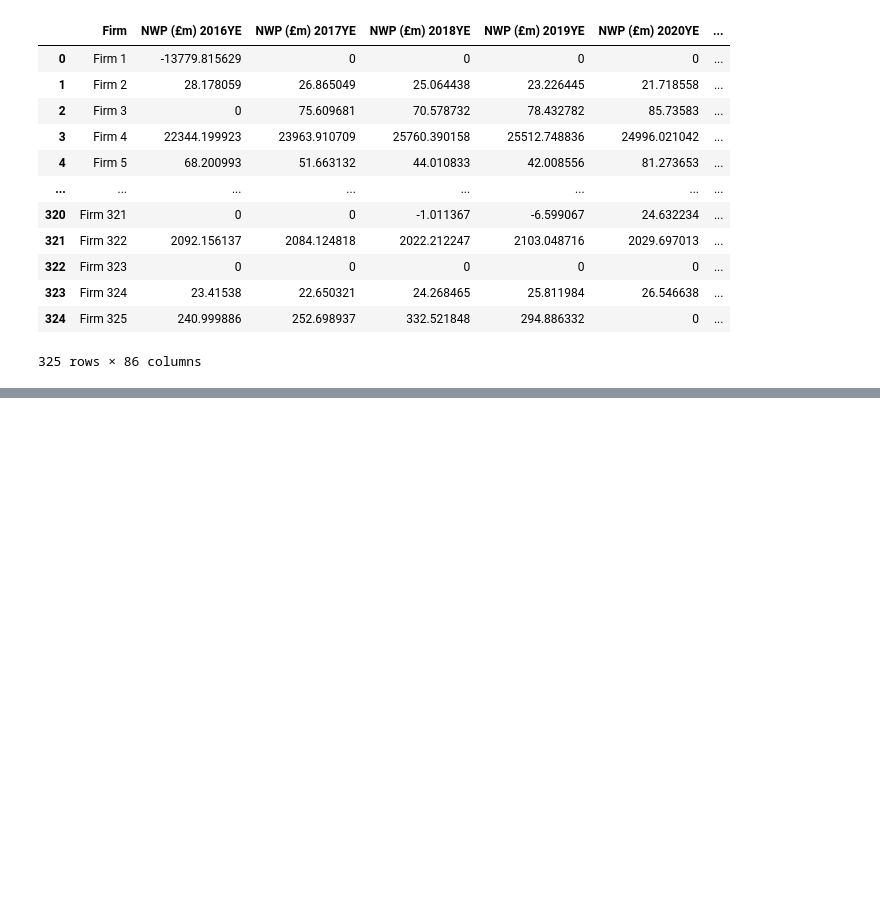
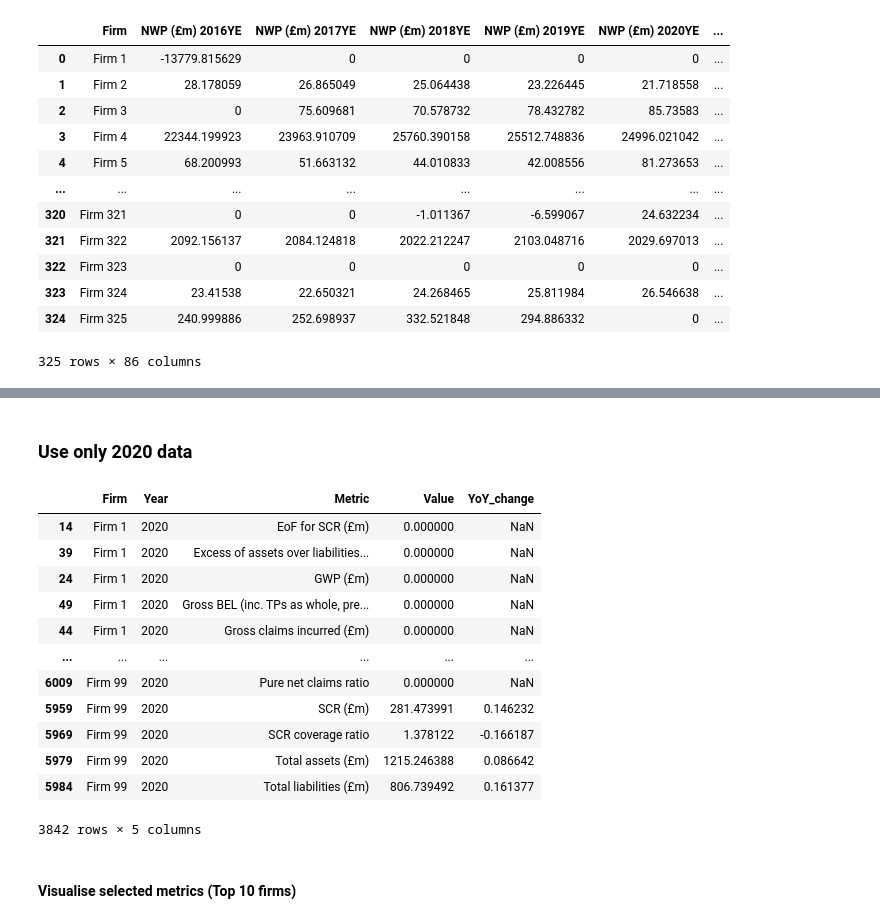
Before and after one commit to ravitejadaita/insurance-supervision-analysis, a Jupyter notebook: analysis.ipynb, the cells around one changed output, grey strips where cells are left out. Saved outputs shown, nothing was run; the diff lists cells and outputs as text; code cells hidden in the pictures; blank space fills up the shorter version.

```diff
--- a/analysis.ipynb
+++ b/analysis.ipynb
@@ -250,2 +216,33 @@ fig_gwp_vs_nwp = px.scatter(
 # %%
 fig_gwp_vs_nwp.show()
+# %% [markdown]
+### Use only 2020 data
+# %%
+import pandas as pd
+tidy_df_updated = pd.read_csv('data/cleaned_results/combined_long.csv')
+# %%
+# YoY change table
+# Ensure correct ordering
+tidy_df_updated = tidy_df_updated.sort_values(by=['Firm', 'Metric', 'Year'])
+
+# Calculate YoY change by firm and metric
+tidy_df_updated['YoY_change'] = tidy_df_updated.groupby(['Firm', 'Metric'])['Value'].pct_change()
+# %%
+tidy_df_updated_2020 = tidy_df_updated[tidy_df_updated["Year"]==2020]
+tidy_df_updated_2020
+# %% [output]
+|  | Firm | Year | Metric | Value | YoY_change |
+| 14 | Firm 1 | 2020 | EoF for SCR (£m) | 0.000000 | NaN |
+| 39 | Firm 1 | 2020 | Excess of assets over liabilities... | 0.000000 | NaN |
+| 24 | Firm 1 | 2020 | GWP (£m) | 0.000000 | NaN |
+| 49 | Firm 1 | 2020 | Gross BEL (inc. TPs as whole, pre... | 0.000000 | NaN |
+| 44 | Firm 1 | 2020 | Gross claims incurred (£m) | 0.000000 | NaN |
+| ... | ... | ... | ... | ... | ... |
+| 6009 | Firm 99 | 2020 | Pure net claims ratio | 0.000000 | NaN |
+| 5959 | Firm 99 | 2020 | SCR (£m) | 281.473991 | 0.146232 |
+| 5969 | Firm 99 | 2020 | SCR coverage ratio | 1.378122 | -0.166187 |
+| 5979 | Firm 99 | 2020 | Total assets (£m) | 1215.246388 | 0.086642 |
+| 5984 | Firm 99 | 2020 | Total liabilities (£m) | 806.739492 | 0.161377 |
+3842 rows × 5 columns
+# %% [markdown]
+#### Visualise selected metrics (Top 10 firms)
```
Also changed, not shown: parts of 23 cells of this notebook, 8 other files.
